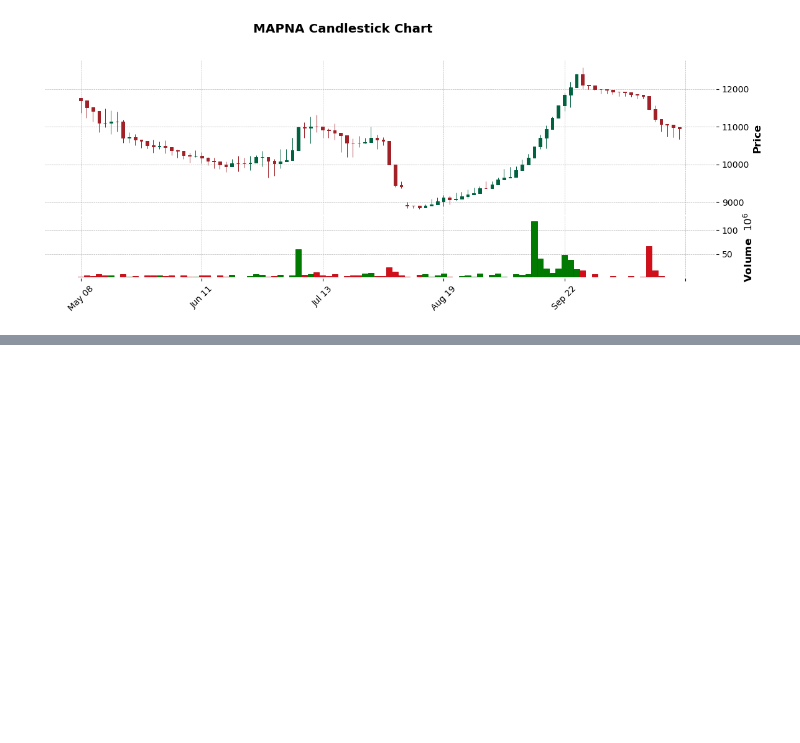
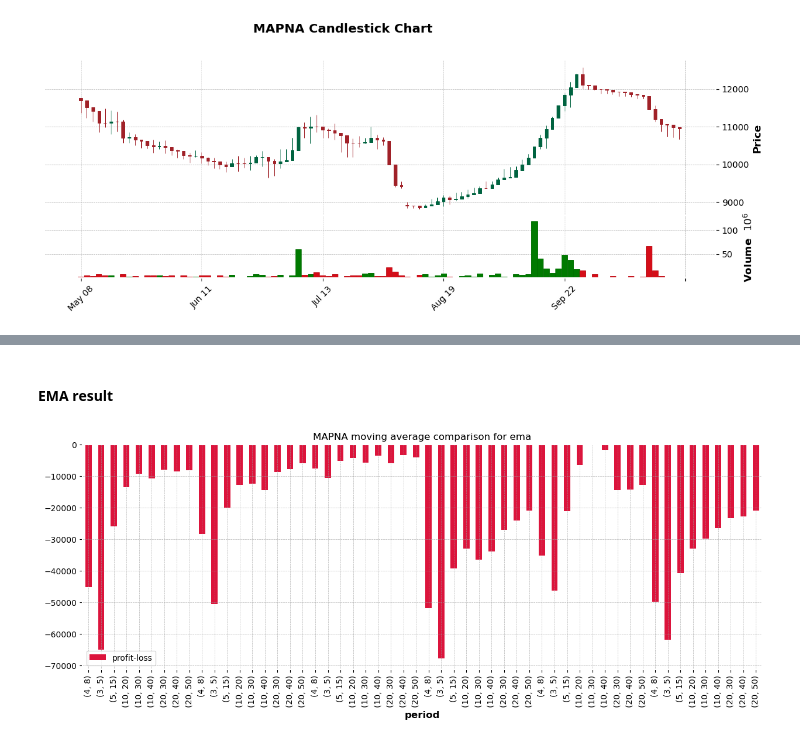
Before and after one commit to ParsaMohammadpour/backtest-linearRegression, a Jupyter notebook: sample.ipynb, the cells around one changed output, grey strips where cells are left out. Saved outputs shown, nothing was run; the diff lists cells and outputs as text; code cells hidden in the pictures; blank space fills up the shorter version.

```diff
--- a/sample.ipynb
+++ b/sample.ipynb
@@ -95,0 +101,6 @@ simulator.best_stock_ma_comparison(SAMPLE_STOCK_NAME, figsize=(15, 7))
+# %% [markdown]
+#### EMA result
+# %%
+simulator.stock_ma_compare_plot(SAMPLE_STOCK_NAME, sma=False)
+# %% [output]
+[figure, added]
```
Also changed, not shown: parts of 14 cells of this notebook, 2 other files.
